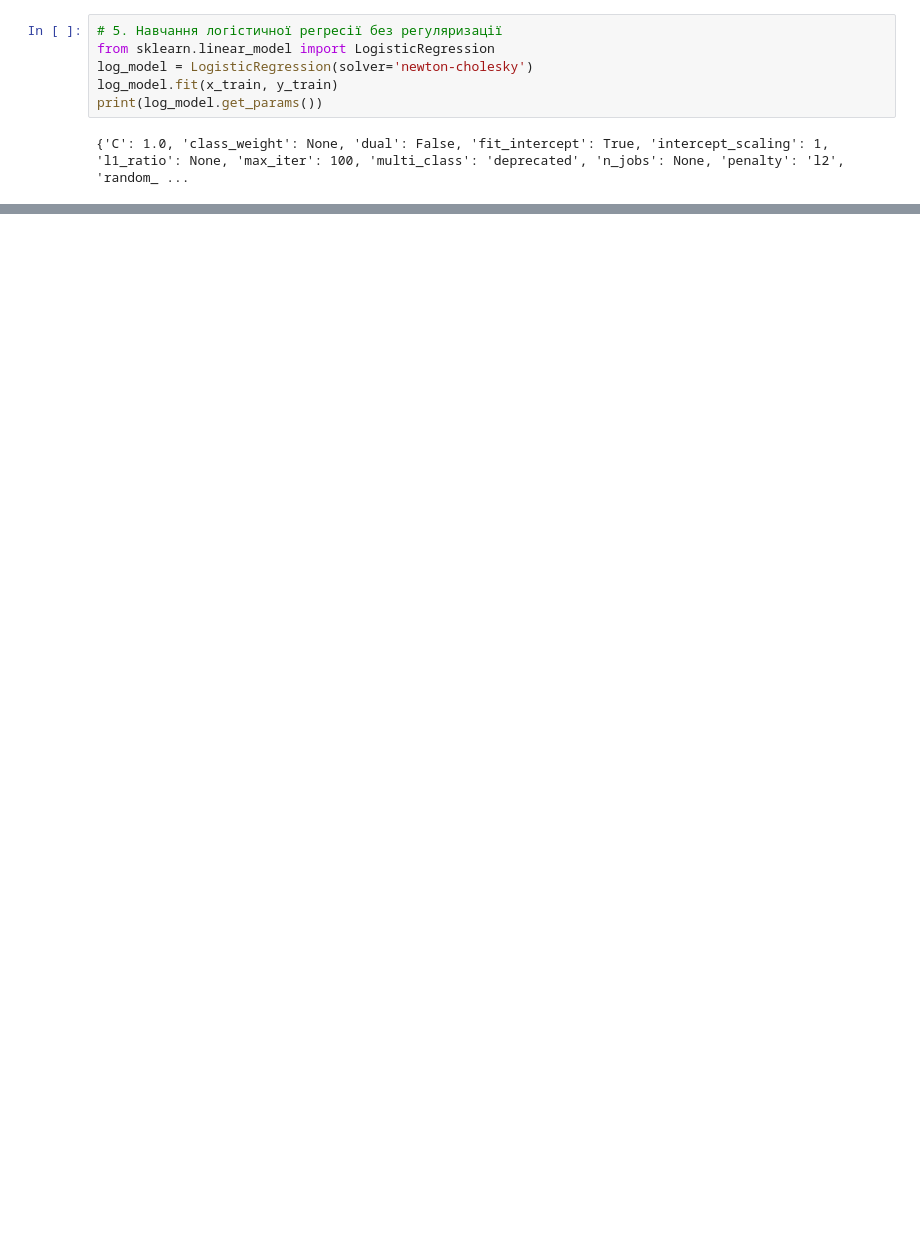
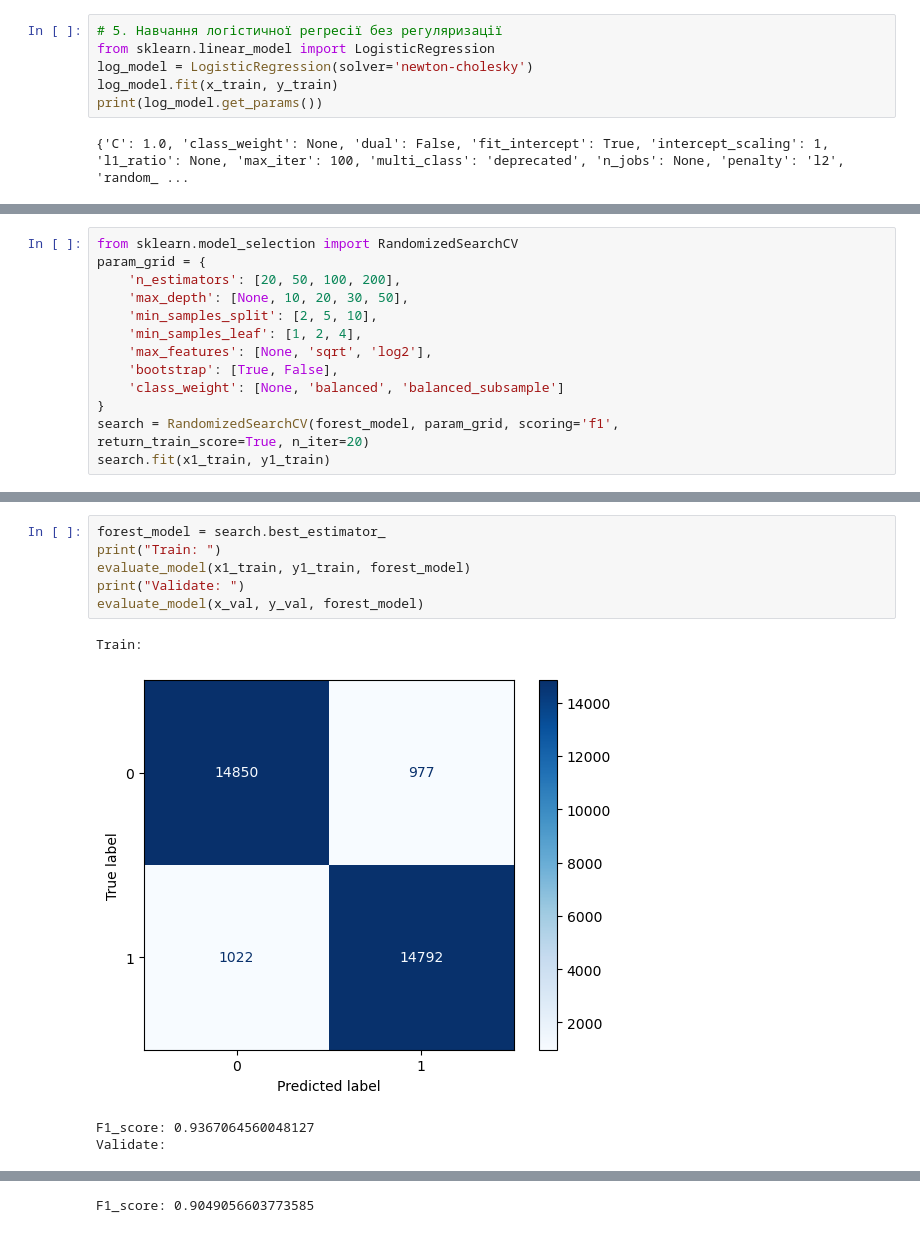
Before and after one commit to romaro23/Lab1ML-DataPreprocessing, a Jupyter notebook: Lab2.ipynb, the cells around one changed output, grey strips where cells are left out. Saved outputs shown, nothing was run; the diff lists cells and outputs as text; blank space fills up the shorter version.

```diff
--- a/Lab2.ipynb
+++ b/Lab2.ipynb
@@ -200,0 +214,14 @@ from sklearn.ensemble import RandomForestClassifier
+# %%
+from sklearn.model_selection import RandomizedSearchCV
+param_grid = {
+    'n_estimators': [20, 50, 100, 200],
+    'max_depth': [None, 10, 20, 30, 50],
+    'min_samples_split': [2, 5, 10],
+    'min_samples_leaf': [1, 2, 4],
+    'max_features': [None, 'sqrt', 'log2'],
+    'bootstrap': [True, False],
+    'class_weight': [None, 'balanced', 'balanced_subsample']
+}
+search = RandomizedSearchCV(forest_model, param_grid, scoring='f1',
+return_train_score=True, n_iter=20)
+search.fit(x1_train, y1_train)
@@ -200,0 +237,11 @@ from sklearn.ensemble import RandomForestClassifier
+# %%
+forest_model = search.best_estimator_
+print("Train: ")
+evaluate_model(x1_train, y1_train, forest_model)
+print("Validate: ")
+evaluate_model(x_val, y_val, forest_model)
+# %% [output]
+Train:
+[figure, added]
+F1_score: 0.9367064560048127
+Validate:
@@ -200,0 +249 @@ from sklearn.ensemble import RandomForestClassifier
+F1_score: 0.9049056603773585
```
Also changed, not shown: parts of 23 cells of this notebook, 2 other files.
